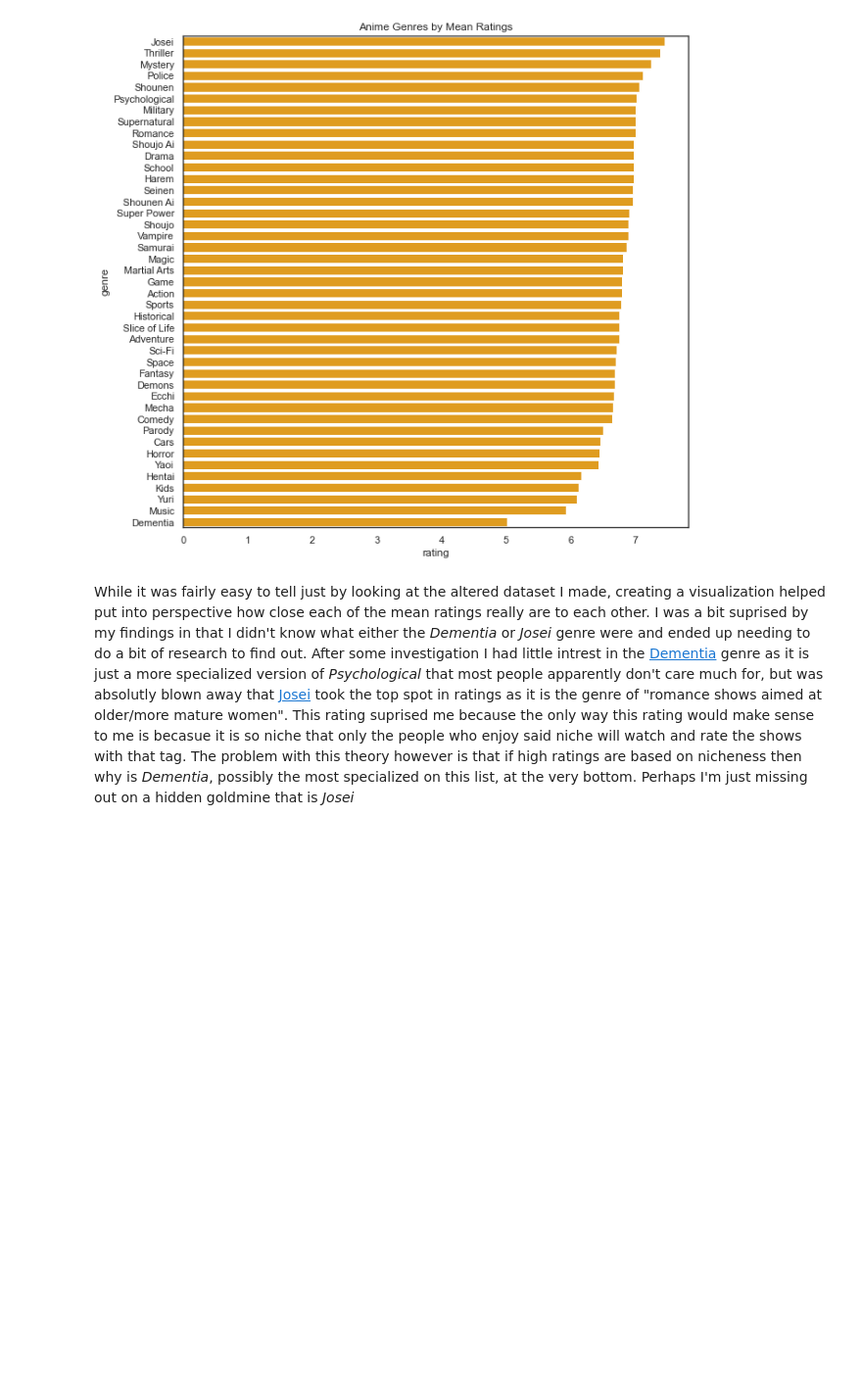
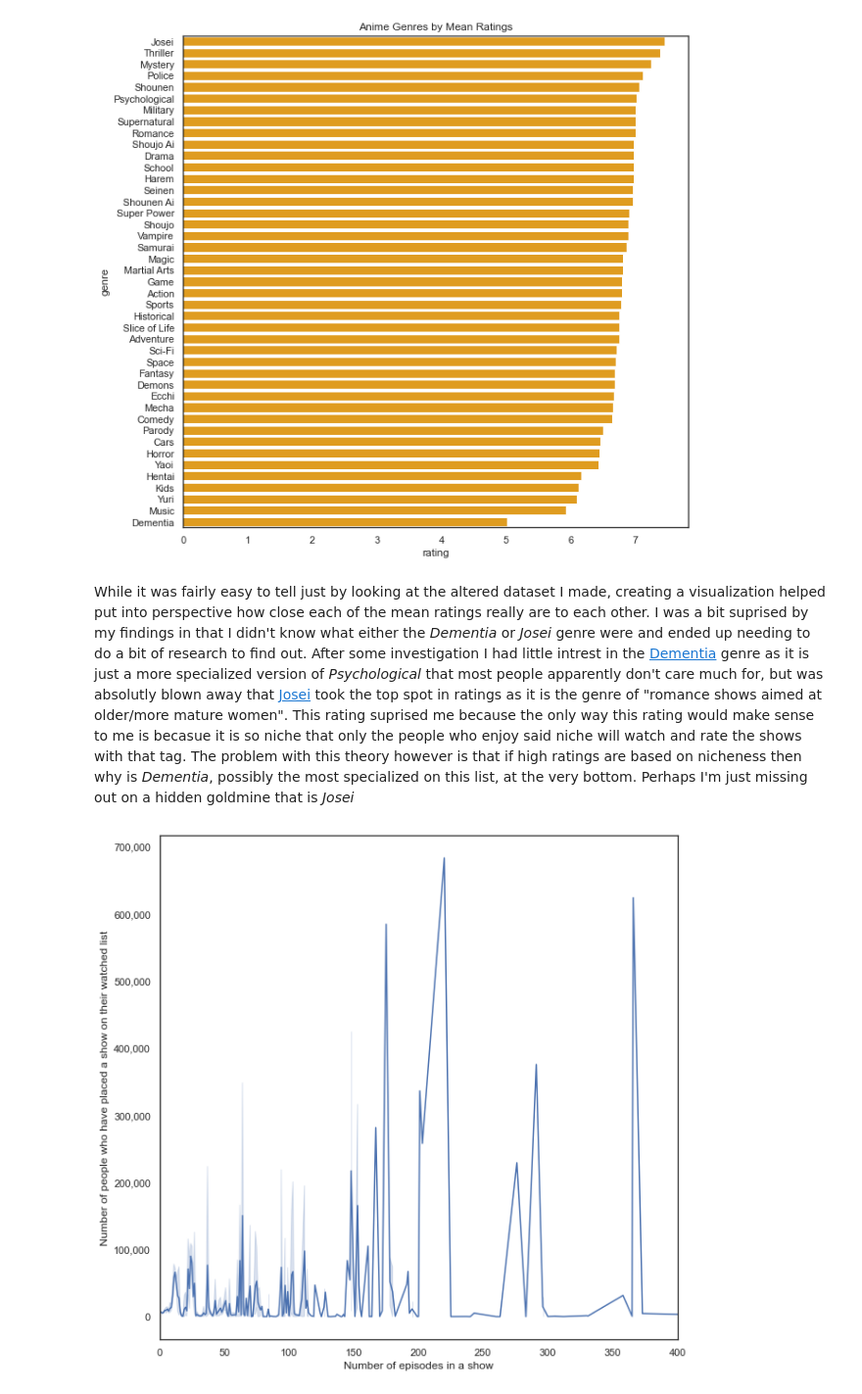
Before and after one commit to data301-2020-winter1/course-project-solo_127, a Jupyter notebook: analysis/Analysis.ipynb, the cells around one changed output. Shown: that part at 98% size. Cells and saved outputs as stored; diff of their text form; code cells hidden in the pictures; blank space fills up the shorter version.

```diff
--- a/analysis/Analysis.ipynb
+++ b/analysis/Analysis.ipynb
@@ -34,7 +34,7 @@ so I began by sorting the episodes by amount to use later in a visualization
 # Episodes corresponding to Members data
 episodesdf = df.copy()
 episodesdf['episodes'] = episodesdf['episodes'].astype(int)
-episodesdf = episodesdf.sort_values(by = 'episodes')
+# episodesdf = episodesdf.sort_values(by = 'episodes')
 episodesdf
 # %% [output]
 |  | name | genre | type | episodes | rating | members |
@@ -107,3 +107,15 @@ Text(0.5, 1.0, 'Anime Genres by Mean Ratings')
 # %% [markdown]
 While it was fairly easy to tell just by looking at the altered dataset I made, creating a visualization helped put into perspective how close each of the mean ratings really are to each other.
 I was a bit suprised by my findings in that I didn't know what either the *Dementia* or *Josei* genre were and ended up needing to do a bit of research to find out. After some investigation I had little intrest in the [Dementia](https://www.quora.com/What-genre-is-the-anime-Dementia-What-are-some-other-anime-in-that-genre) genre as it is just a more specialized version of *Psychological* that most people apparently don't care much for, but was absolutly blown away that [Josei](https://en.wikipedia.org/wiki/Josei_manga) took the top spot in ratings as it is the genre of "romance shows aimed at older/more mature women". This rating suprised me because the only way this rating would make sense to me is becasue it is so niche that only the people who enjoy said niche will watch and rate the shows with that tag. The problem with this theory however is that if high ratings are based on nicheness then why is *Dementia*, possibly the most specialized on this list, at the very bottom. Perhaps I'm just missing out on a hidden goldmine that is *Josei*
+# %%
+sns.set_theme(style = "white", font_scale = 1)
+plt.subplots(figsize = (10,10))
+plot = sns.lineplot(x = 'episodes', y = 'members', data = episodesdf)
+plt.xlim([0,400])
+# plt.ylim([0,700_000])
+plt.ylabel('Number of people who have placed a show on their watched list')
+plt.xlabel('Number of episodes in a show')
+ax = plt.gca()
+ax.yaxis.set_major_formatter(ticker.StrMethodFormatter('{x:,.0f}'))
+# %% [output]
+[figure, added]
```
Also changed, not shown: parts of 4 cells of this notebook, 3 other files.
